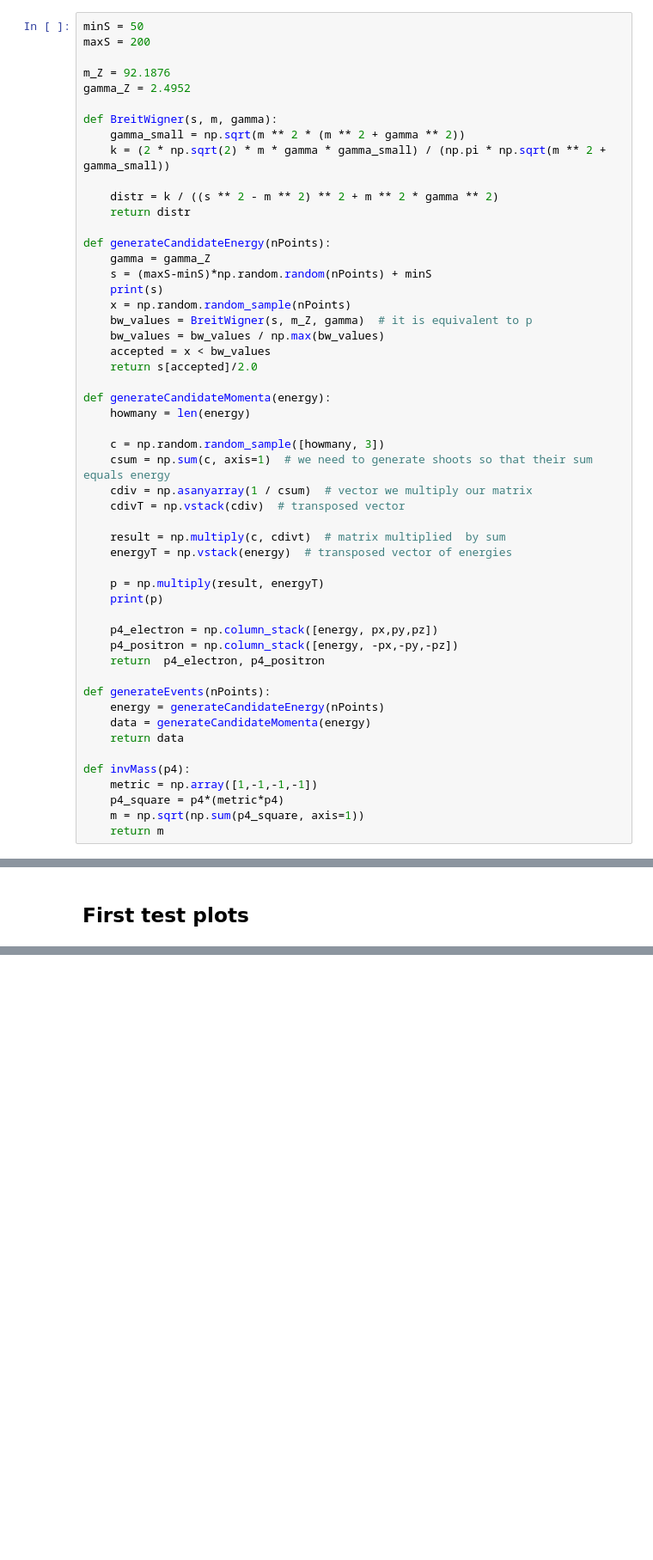
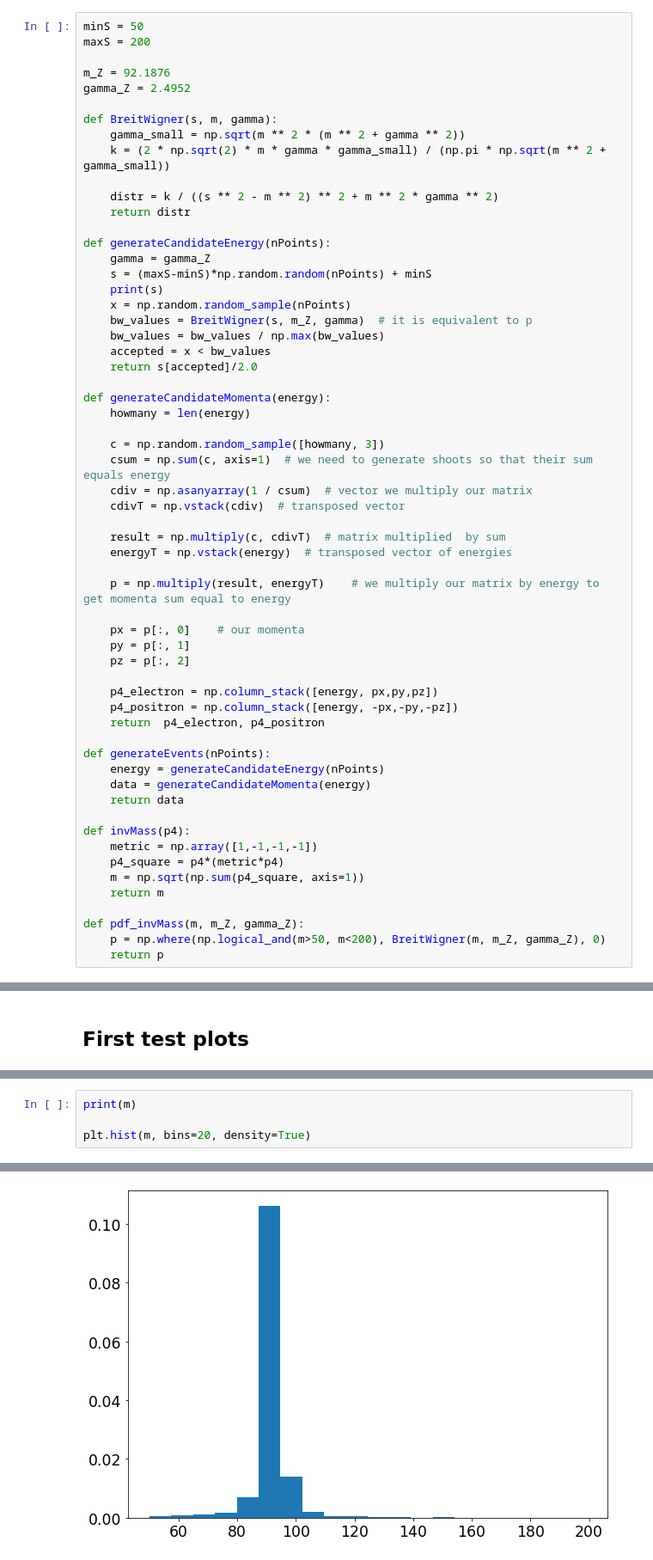
Before and after one commit to draczew23/MPPE_homeworks, a Jupyter notebook: hom1.ipynb, the cells around one changed output, grey strips where cells are left out. Shown at 86% size. Cells and saved outputs as stored; diff of their text form; blank space fills up the shorter version.

```diff
--- a/hom1.ipynb
+++ b/hom1.ipynb
@@ -95,11 +91,14 @@ def generateCandidateMomenta(energy):
     cdiv = np.asanyarray(1 / csum)  # vector we multiply our matrix
     cdivT = np.vstack(cdiv)  # transposed vector
 
-    result = np.multiply(c, cdivt)  # matrix multiplied  by sum
+    result = np.multiply(c, cdivT)  # matrix multiplied  by sum
     energyT = np.vstack(energy)  # transposed vector of energies
 
-    p = np.multiply(result, energyT)
-    print(p)
+    p = np.multiply(result, energyT)    # we multiply our matrix by energy to get momenta sum equal to energy
+
+    px = p[:, 0]    # our momenta
+    py = p[:, 1]
+    pz = p[:, 2]
 
     p4_electron = np.column_stack([energy, px,py,pz])
     p4_positron = np.column_stack([energy, -px,-py,-pz])
@@ -115,3 +114,7 @@ def invMass(p4):
     p4_square = p4*(metric*p4)
     m = np.sqrt(np.sum(p4_square, axis=1))
     return m
+
+def pdf_invMass(m, m_Z, gamma_Z):
+    p = np.where(np.logical_and(m>50, m<200), BreitWigner(m, m_Z, gamma_Z), 0)
+    return p
@@ -216,0 +189,5 @@ m = invMass(p4_electron + p4_positron)
+# %%
+print(m)
+
+plt.hist(m, bins=20, density=True)
+# %% [output]
@@ -216,0 +208 @@ m = invMass(p4_electron + p4_positron)
+[figure, added]
```
Also changed, not shown: parts of 9 cells of this notebook.
